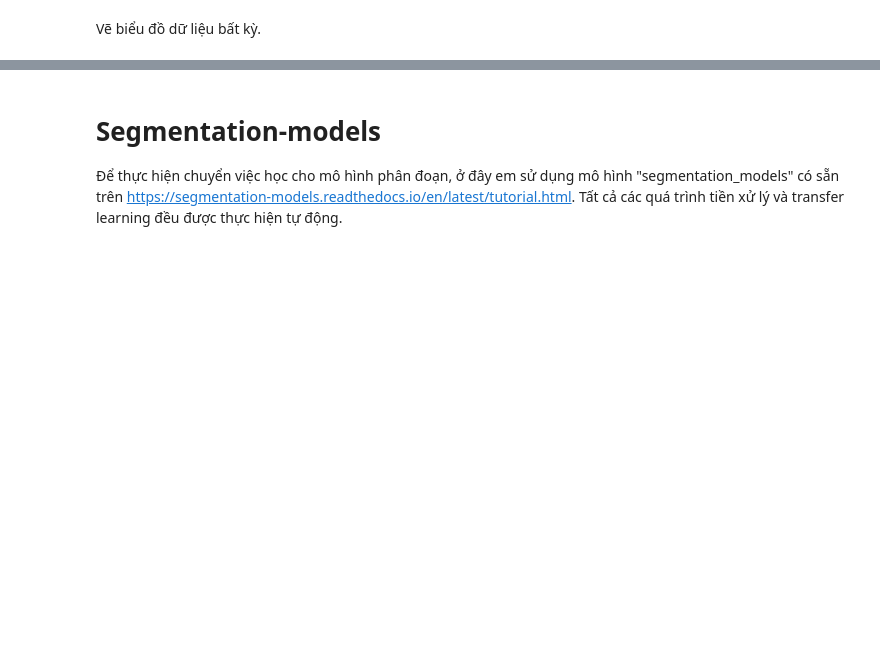
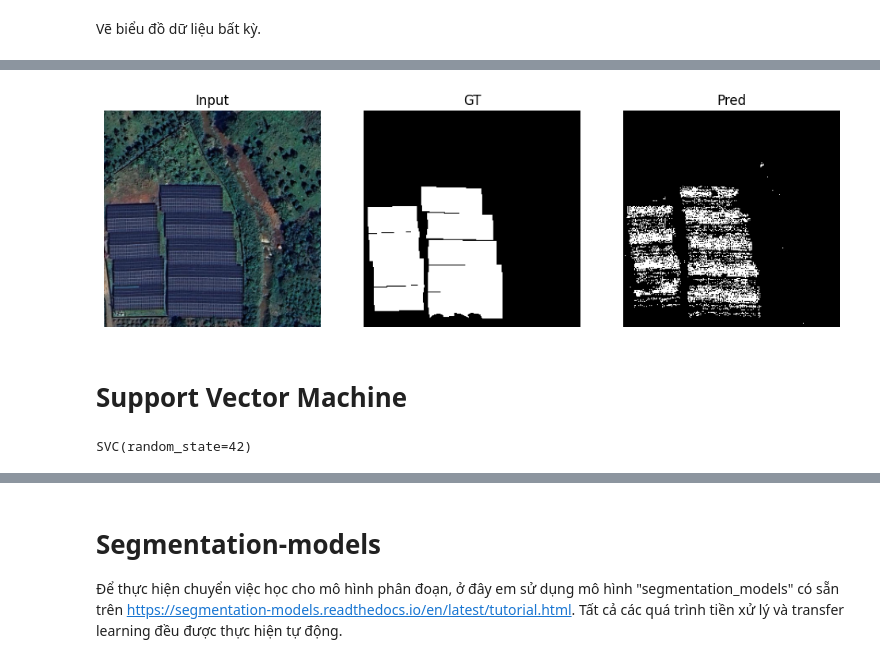
Before and after one commit to quangkhai5122/Dectection-Roof, a Jupyter notebook: Main.ipynb, the cells around one changed output, grey strips where cells are left out. Cells and saved outputs as stored; diff of their text form; code cells hidden in the pictures; blank space fills up the shorter version.

```diff
--- a/Main.ipynb
+++ b/Main.ipynb
@@ -93,0 +344,11 @@ Text(0.5, 1.0, 'Segmentation')
+# %%
+xgb = XGBClassifier(
+    n_estimators=200,
+    max_depth=6,
+    learning_rate=0.1,
+    use_label_encoder=False,
+    eval_metric='logloss',
+    random_state=42,
+    n_jobs=-1
+)
+xgb.fit(X_train_ml, y_train_ml)
@@ -93,0 +387,25 @@ Text(0.5, 1.0, 'Segmentation')
+# %%
+idx = random.randint(0, len(images) - 1)
+img_test_xgb = extract_pixel_features(images[idx]).reshape(-1, 7)
+pred_xgb = xgb.predict(img_test_xgb).reshape(256,256)
+
+plt.figure(figsize=(12,4))
+plt.subplot(1,3,1); plt.imshow(images[idx]); plt.title("Input"); plt.axis('off')
+plt.subplot(1,3,2); plt.imshow(labels[idx].squeeze(), cmap='gray'); plt.title("GT"); plt.axis('off')
+plt.subplot(1,3,3); plt.imshow(pred_xgb, cmap='gray'); plt.title("Pred"); plt.axis('off')
+plt.show()
+# %% [output]
+[figure, added]
+# %% [markdown]
+# Support Vector Machine
+# %%
+svm = SVC(
+    kernel='rbf',
+    C=1.0,
+    gamma='scale',
+    probability=False,
+    random_state=42
+)
+svm.fit(X_train_ml, y_train_ml)
+# %% [output]
+SVC(random_state=42)
```
Also changed, not shown: parts of 38 cells of this notebook.
